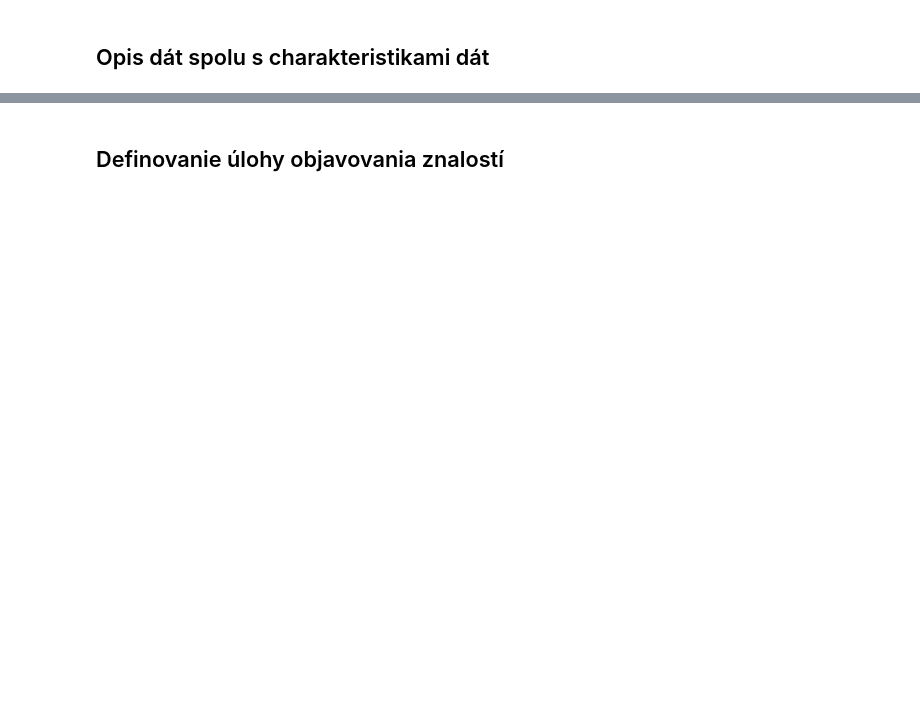
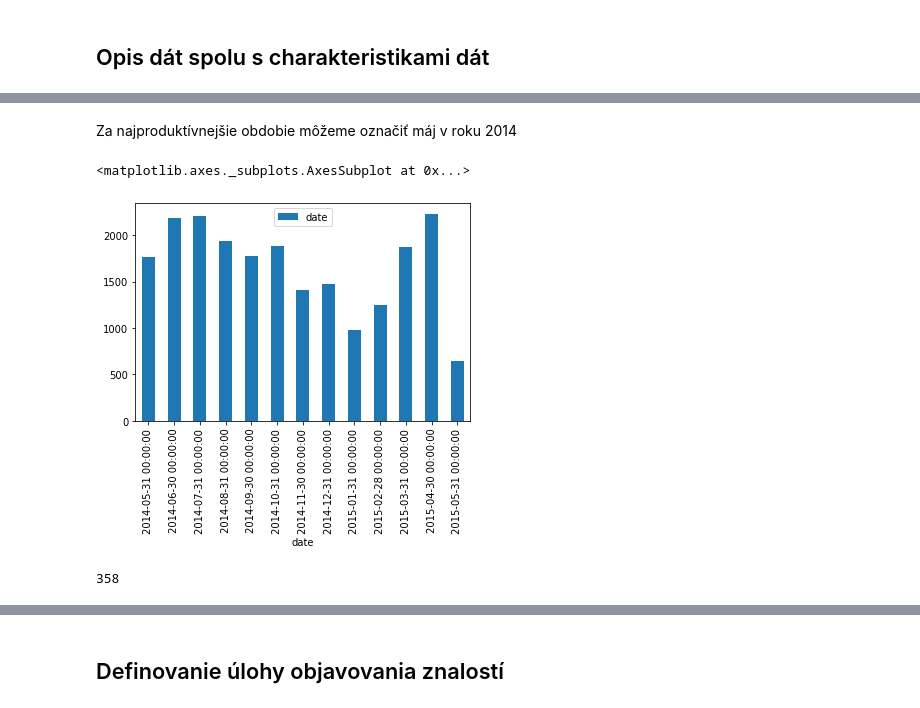
Before and after one commit to mirec3009/oznal_project, a Jupyter notebook: Explorativna_analyza.ipynb, the cells around one changed output, grey strips where cells are left out. Saved outputs shown, nothing was run; the diff lists cells and outputs as text; code cells hidden in the pictures; blank space fills up the shorter version.

Commit message:
Single column analysis of id and date

```diff
--- a/Explorativna_analyza.ipynb
+++ b/Explorativna_analyza.ipynb
@@ -54,0 +17,4 @@ df_h.describe()
+# %%
+path_housing = "C:\\Users\\Mirec\\Desktop\\08_fiit_ls_2019_2020\\OZNAL\\projekt\\datasety\\kc_house_data.csv"
+df = pd.read_csv(path_housing, sep=",")
+df.head()
@@ -54,0 +134,3 @@ df_h.describe()
+# %%
+df["date"] = df["date"].apply(lambda x: parse(x, dayfirst=False))
+df["date"] = pd.to_datetime(df["date"], infer_datetime_format=True)
@@ -54,0 +204,11 @@ df_h.describe()
+# %% [markdown]
+Za najproduktívnejšie obdobie môžeme označiť máj v roku 2014
+# %%
+pd.DataFrame(df.resample("M", on="date")["date"].count()).plot(kind="bar")
+# %% [output]
+<matplotlib.axes._subplots.AxesSubplot at 0x...>
+[figure, added]
+# %%
+df[df.groupby(["date"])["id"].transform("size") > 1]["date"].nunique()
+# %% [output]
+358
```
Also changed, not shown: parts of 37 cells of this notebook.
